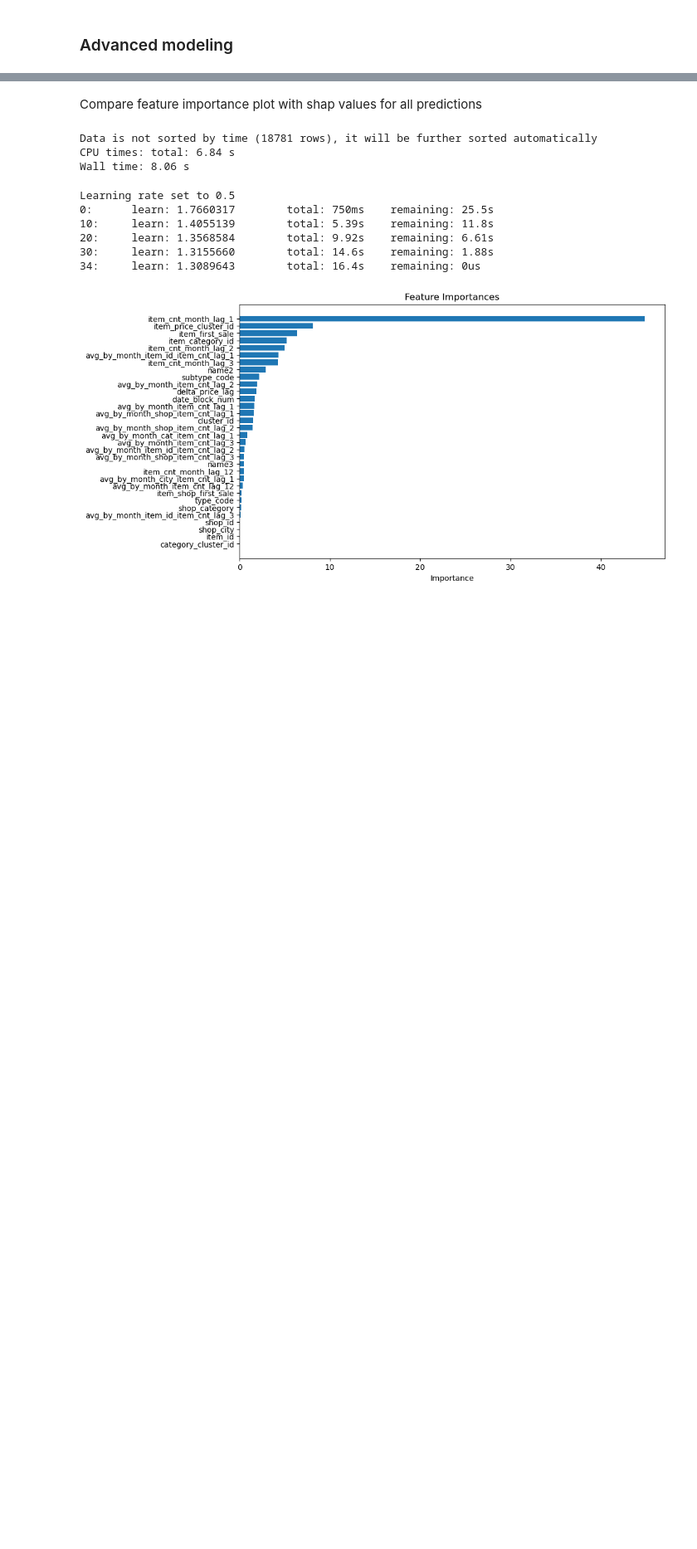
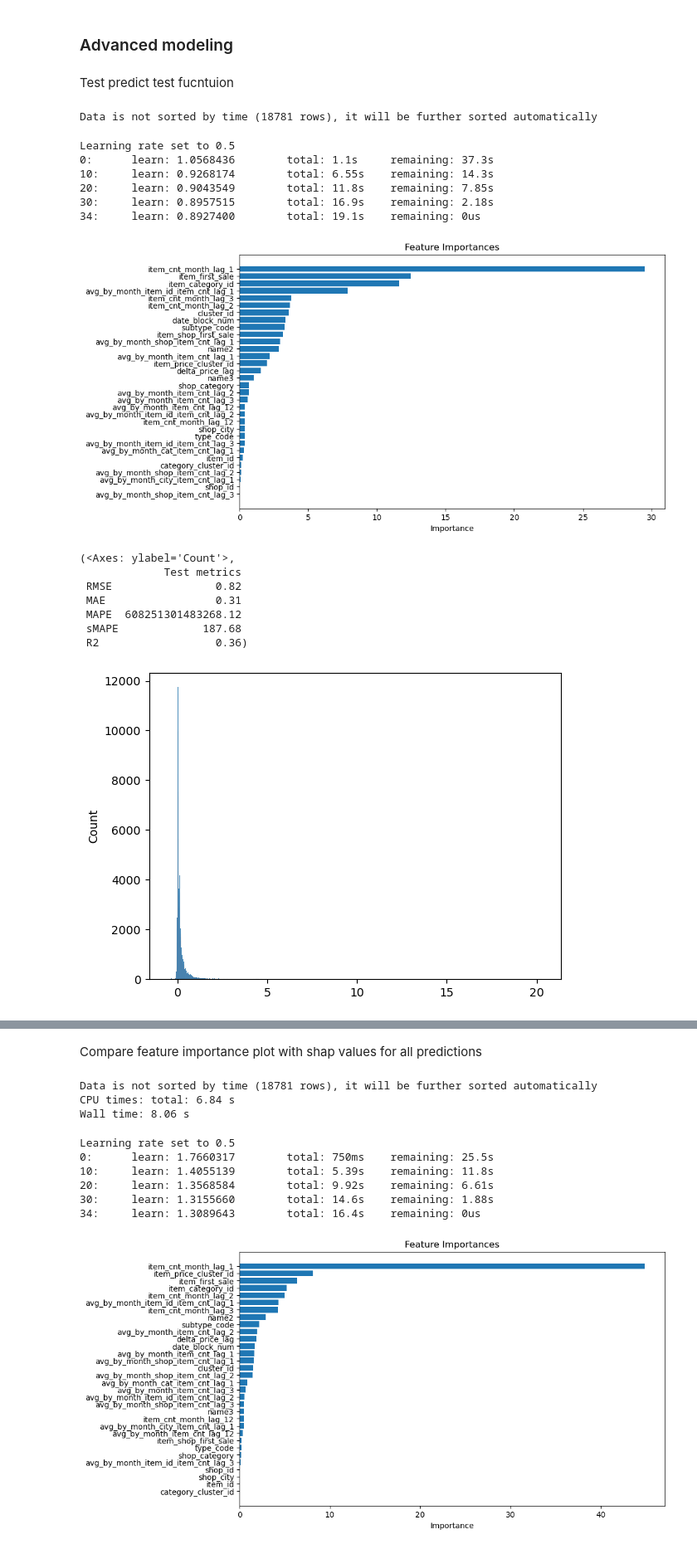
Before and after one commit to Yarmmax/DS_Intership, a Jupyter notebook: Advanced modeling.ipynb, the cells around one changed output, grey strips where cells are left out. Shown at 83% size. Saved outputs shown, nothing was run; the diff lists cells and outputs as text; code cells hidden in the pictures; blank space fills up the shorter version.

Commit message:
DS-3-Advanced-modeling
ChangesL
 -Added more predictions quality metrics
 -Implemented train validation test split realization

```diff
--- a/Advanced modeling.ipynb
+++ b/Advanced modeling.ipynb
@@ -775,3 +989,34 @@ class Pipeline:
             return error_analysis_report, predictions
         else:
             return predictions
+# %% [markdown]
+Test predict test fucntuion
+# %%
+test_predict_test = Pipeline(train_data=data['train_data'],
+                 submission_data=data['submission_data'],
+                 submission_example=data['submission_example'],
+                 metrics=['rmse'],
+                 model = cb.CatBoostRegressor(iterations=35, verbose=10, random_state=42),
+                 check_nans=False,
+                 explainability_layer = True
+                )
+# %% [output]
+Data is not sorted by time (18781 rows), it will be further sorted automatically
+# %%
+test_predict_test.predict_test()
+# %% [output]
+Learning rate set to 0.5
+0:      learn: 1.0568436        total: 1.1s     remaining: 37.3s
+10:     learn: 0.9268174        total: 6.55s    remaining: 14.3s
+20:     learn: 0.9043549        total: 11.8s    remaining: 7.85s
+30:     learn: 0.8957515        total: 16.9s    remaining: 2.18s
+34:     learn: 0.8927400        total: 19.1s    remaining: 0us
+[figure, added]
+(<Axes: ylabel='Count'>,
+             Test metrics
+ RMSE                0.82
+ MAE                 0.31
+ MAPE  608251301483268.12
+ sMAPE             187.68
+ R2                  0.36)
+[figure, added]
```
Also changed, not shown: parts of 14 cells of this notebook.
